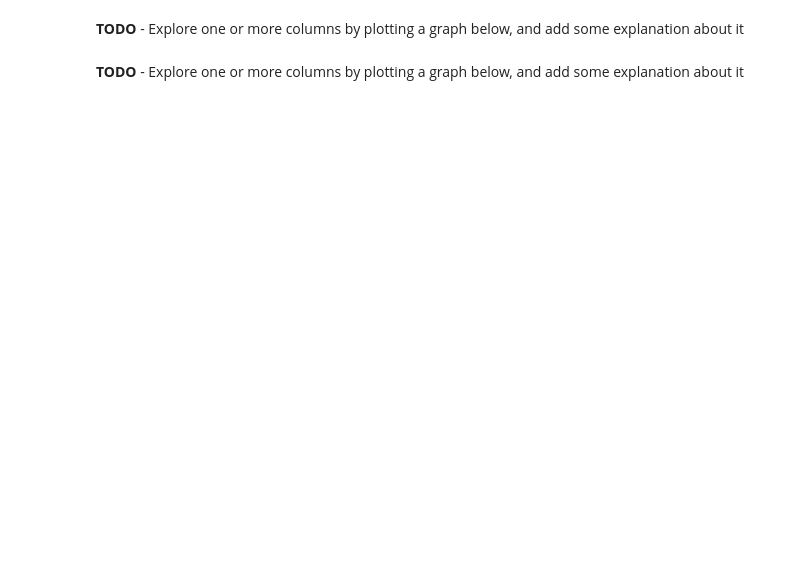
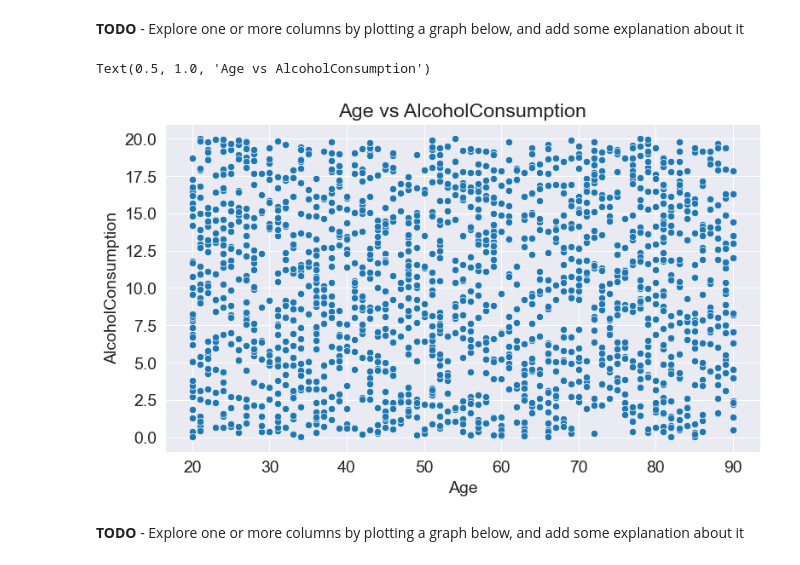
Before and after one commit to UzairHussain193/75-Days-Data-Science-Challenge, a Jupyter notebook: Day 28-29 - EDA Project/zerotopandas-course-project.ipynb, the cells around one changed output. Drawn from its saved outputs; the diff is of its cells as text; code cells hidden in the pictures; blank space fills up the shorter version.

```diff
--- a/Day 28-29 - EDA Project/zerotopandas-course-project.ipynb
+++ b/Day 28-29 - EDA Project/zerotopandas-course-project.ipynb
@@ -286,4 +431,13 @@ matplotlib.rcParams['figure.facecolor'] = '#00000000'
 # %% [markdown]
 **TODO** - Explore one or more columns by plotting a graph below, and add some explanation about it
+# %%
+# Explore one or more columns by plotting a graph below, and add some explanation about it.
+sns.scatterplot(x='Age', y='AlcoholConsumption', data=df)
+plt.xlabel('Age')
+plt.ylabel('AlcoholConsumption')
+plt.title('Age vs AlcoholConsumption')
+# %% [output]
+Text(0.5, 1.0, 'Age vs AlcoholConsumption')
+[figure, added]
 # %% [markdown]
 **TODO** - Explore one or more columns by plotting a graph below, and add some explanation about it
```
Also changed, not shown: parts of 68 cells of this notebook, 20 other files.
